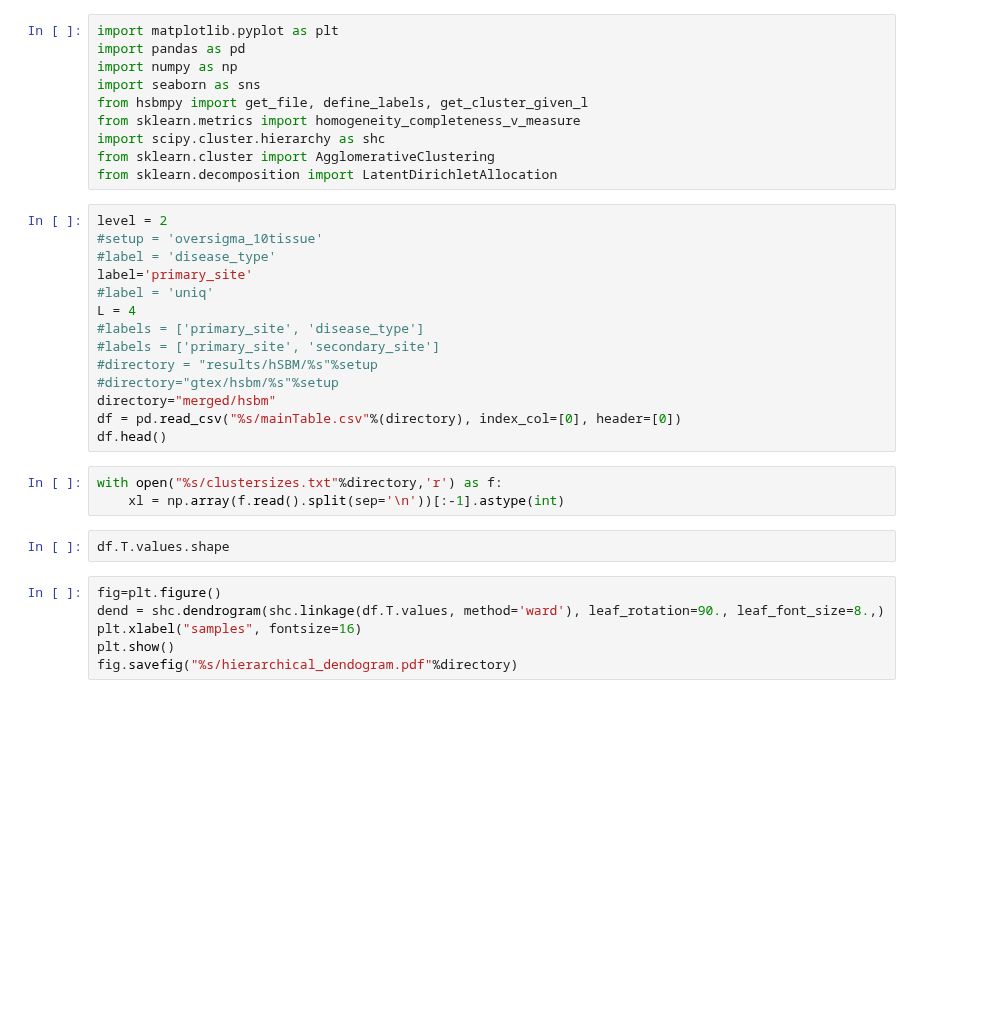
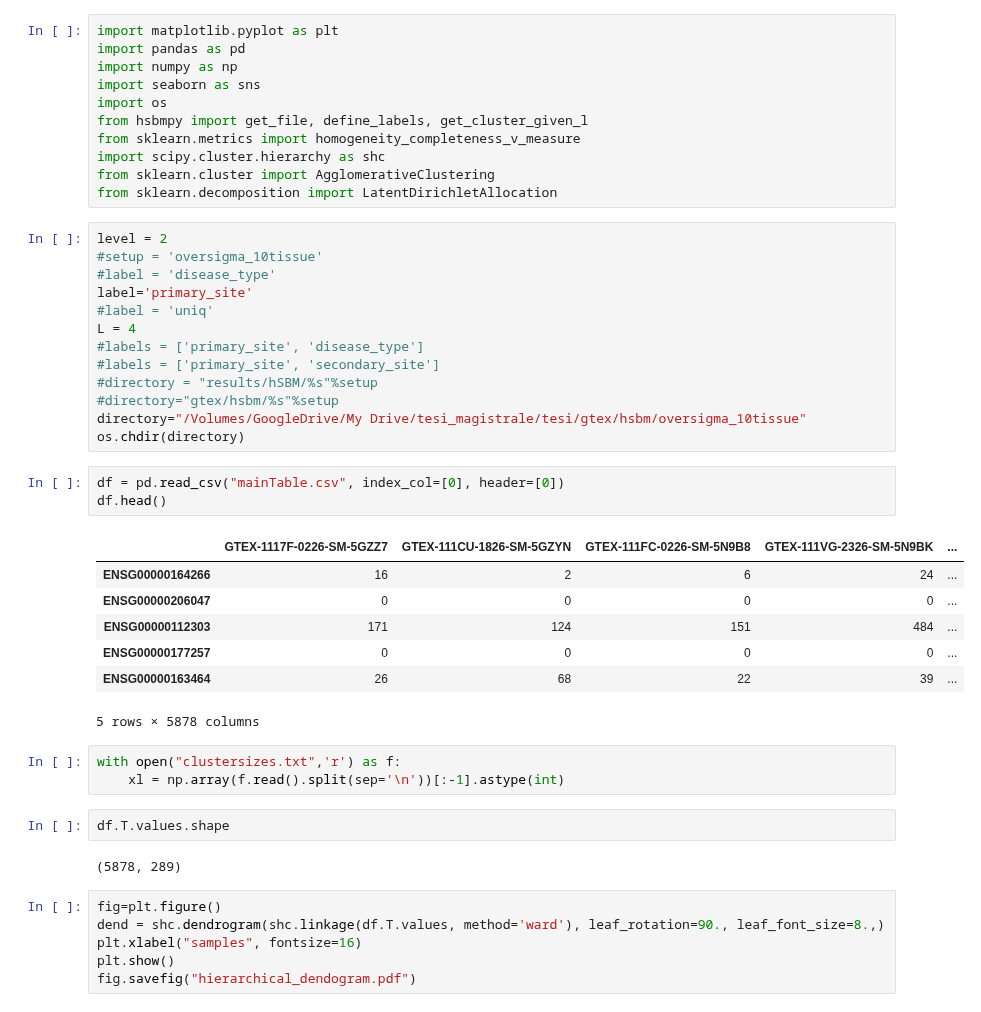
Before and after one commit to fvalle1/master_thesis, a Jupyter notebook: alternative_clustering.ipynb, the cells around one changed output. Drawn from its saved outputs; the diff is of its cells as text; blank space fills up the shorter version.

```diff
--- a/alternative_clustering.ipynb
+++ b/alternative_clustering.ipynb
@@ -3,6 +3,7 @@ import matplotlib.pyplot as plt
 import pandas as pd
 import numpy as np
 import seaborn as sns
+import os
 from hsbmpy import get_file, define_labels, get_cluster_given_l
 from sklearn.metrics import homogeneity_completeness_v_measure
 import scipy.cluster.hierarchy as shc
@@ -19,18 +20,30 @@ L = 4
 #labels = ['primary_site', 'secondary_site']
 #directory = "results/hSBM/%s"%setup
 #directory="gtex/hsbm/%s"%setup
-directory="merged/hsbm"
-df = pd.read_csv("%s/mainTable.csv"%(directory), index_col=[0], header=[0])
-df.head()
+directory="/Volumes/GoogleDrive/My Drive/tesi_magistrale/tesi/gtex/hsbm/oversigma_10tissue"
+os.chdir(directory)
+# %%
+df = pd.read_csv("mainTable.csv", index_col=[0], header=[0])
+df.head()
+# %% [output]
+|  | GTEX-1117F-0226-SM-5GZZ7 | GTEX-111CU-1826-SM-5GZYN | GTEX-111FC-0226-SM-5N9B8 | GTEX-111VG-2326-SM-5N9BK | ... |
+| ENSG00000164266 | 16 | 2 | 6 | 24 | ... |
+| ENSG00000206047 | 0 | 0 | 0 | 0 | ... |
+| ENSG00000112303 | 171 | 124 | 151 | 484 | ... |
+| ENSG00000177257 | 0 | 0 | 0 | 0 | ... |
+| ENSG00000163464 | 26 | 68 | 22 | 39 | ... |
+5 rows × 5878 columns
 # %%
-with open("%s/clustersizes.txt"%directory,'r') as f:
+with open("clustersizes.txt",'r') as f:
     xl = np.array(f.read().split(sep='\n'))[:-1].astype(int)
 # %%
 df.T.values.shape
+# %% [output]
+(5878, 289)
 # %%
 fig=plt.figure()
 dend = shc.dendrogram(shc.linkage(df.T.values, method='ward'), leaf_rotation=90., leaf_font_size=8.,)
 plt.xlabel("samples", fontsize=16)
 plt.show()
-fig.savefig("%s/hierarchical_dendogram.pdf"%directory)
+fig.savefig("hierarchical_dendogram.pdf")
 # %%
```
Also changed, not shown: parts of 6 cells of this notebook, 5 other files.
